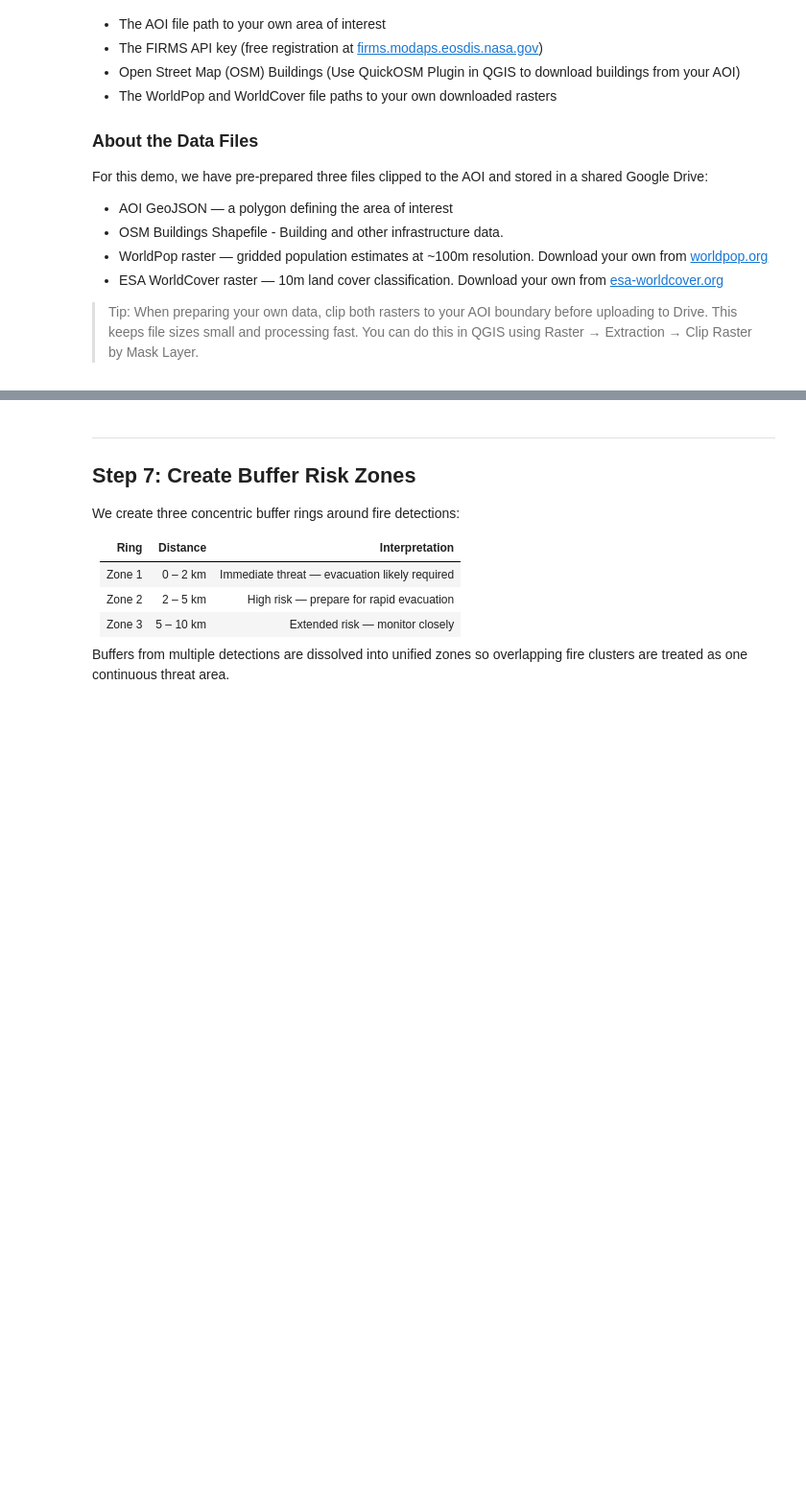
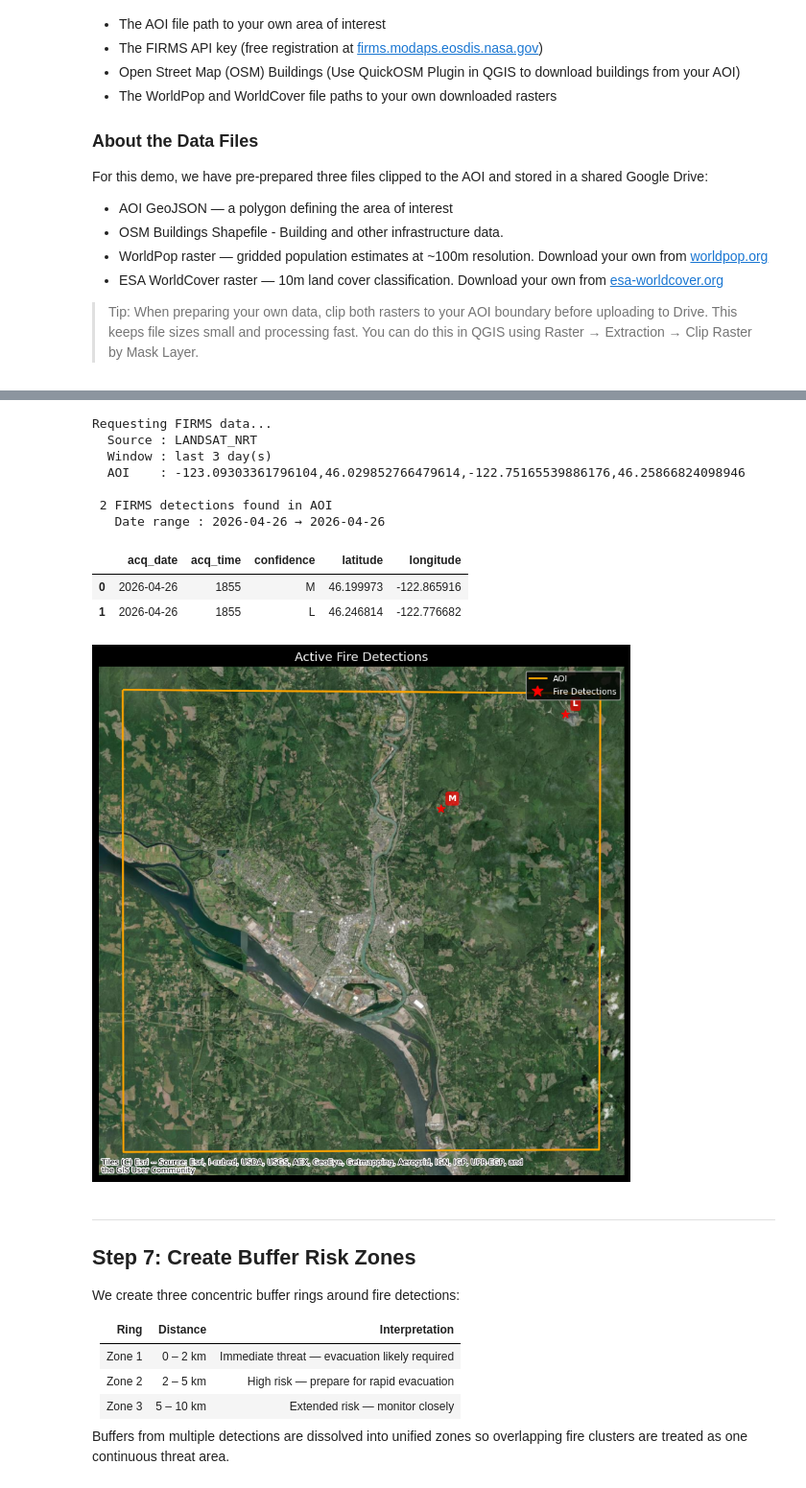
Before and after one commit to seamusgeraty/wildfire-early-warning, a Jupyter notebook: Wildfire_Early_Warning_Module.ipynb, the cells around one changed output, grey strips where cells are left out. Shown at 96% size. Cells and saved outputs as stored; diff of their text form; code cells hidden in the pictures; blank space fills up the shorter version.

```diff
--- a/Wildfire_Early_Warning_Module.ipynb
+++ b/Wildfire_Early_Warning_Module.ipynb
@@ -256,33 +317,75 @@ else:
     # Filter by confidence
     # conf_map = {"low": 0, "nominal": 1, "high": 2}
     # if "confidence" in gdf_fires.columns:
     #     gdf_fires = gdf_fires[gdf_fires["confidence"].str.lower().map(conf_map).fillna(0) >= conf_map[MIN_CONFIDENCE]]
 
     # Filter by confidence — handles both VIIRS (low/nominal/high) and Landsat (L/M/H)
 if "confidence" in gdf_fires.columns:
     viirs_map   = {"low": 0, "nominal": 1, "high": 2}
     landsat_map = {"l": 0, "m": 1, "h": 2}
     min_viirs   = {"low": 0, "nominal": 1, "high": 2}
 
     def normalize_confidence(val):
         v = str(val).lower()
         if v in viirs_map:
             return viirs_map[v]
         if v in landsat_map:
             return landsat_map[v]
         return 0
 
     gdf_fires["conf_numeric"] = gdf_fires["confidence"].apply(normalize_confidence)
     gdf_fires = gdf_fires[gdf_fires["conf_numeric"] >= min_viirs[MIN_CONFIDENCE]]
 
     print(f" {len(gdf_fires):,} FIRMS detections found in AOI")
     print(f"   Date range : {gdf_fires['acq_date'].min()} → {gdf_fires['acq_date'].max()}")
     if "frp" in gdf_fires.columns:
         print(f"   FRP range  : {gdf_fires['frp'].min():.1f} – {gdf_fires['frp'].max():.1f} MW")
     # display(gdf_fires[["acq_date","acq_time","frp","confidence","latitude","longitude"]].head(10))
     # Display available columns (handles both VIIRS and Landsat attribute differences)
     display_cols = [c for c in ["acq_date","acq_time","frp","confidence","latitude","longitude"] if c in gdf_fires.columns]
     display(gdf_fires[display_cols].head(10))
+
+    # Preview map of fire detections
+fig, ax = plt.subplots(figsize=(10, 8))
+aoi_3857.boundary.plot(ax=ax, color="orange", linewidth=2)
+fires_preview = gdf_fires.to_crs("EPSG:3857")
+fires_preview.plot(ax=ax, color="red", markersize=80, marker="*", alpha=0.9, zorder=5)
+for _, row in fires_preview.iterrows():
+    ax.annotate(
+        text=str(row["confidence"]).upper(),
+        xy=(row.geometry.x, row.geometry.y),
+        xytext=(8, 8),
+        textcoords="offset points",
+        color="white",
+        fontsize=9,
+        fontweight="bold",
+        bbox=dict(boxstyle="round,pad=0.3", facecolor="red", alpha=0.7, edgecolor="none")
+    )
+cx.add_basemap(ax, crs="EPSG:3857", source=cx.providers.Esri.WorldImagery, zoom=12)
+
+# Legend
+aoi_handle = mlines.Line2D([], [], color="orange", linewidth=2, label="AOI")
+fire_handle = mlines.Line2D([], [], color="red", marker="*", linestyle="None", markersize=12, label="Fire Detections")
+ax.legend(handles=[aoi_handle, fire_handle], loc="upper right", fontsize=9,
+          facecolor="black", labelcolor="white")
+ax.set_title("Active Fire Detections", fontsize=13, color="white")
+fig.patch.set_facecolor("black")
+ax.set_axis_off()
+plt.tight_layout()
+plt.savefig(f"{OUTPUT_DIR}/map_fire_detections.png", dpi=150, bbox_inches="tight")
+plt.show()
+# %% [output]
+Requesting FIRMS data...
+  Source : LANDSAT_NRT
+  Window : last 3 day(s)
+  AOI    : -123.09303361796104,46.029852766479614,-122.75165539886176,46.25866824098946
+
+ 2 FIRMS detections found in AOI
+   Date range : 2026-04-26 → 2026-04-26
+|  | acq_date | acq_time | confidence | latitude | longitude |
+| 0 | 2026-04-26 | 1855 | M | 46.199973 | -122.865916 |
+| 1 | 2026-04-26 | 1855 | L | 46.246814 | -122.776682 |
+[figure, added]
 # %% [markdown]
 ---
 ## Step 7: Create Buffer Risk Zones
```
Also changed, not shown: parts of 7 cells of this notebook.
